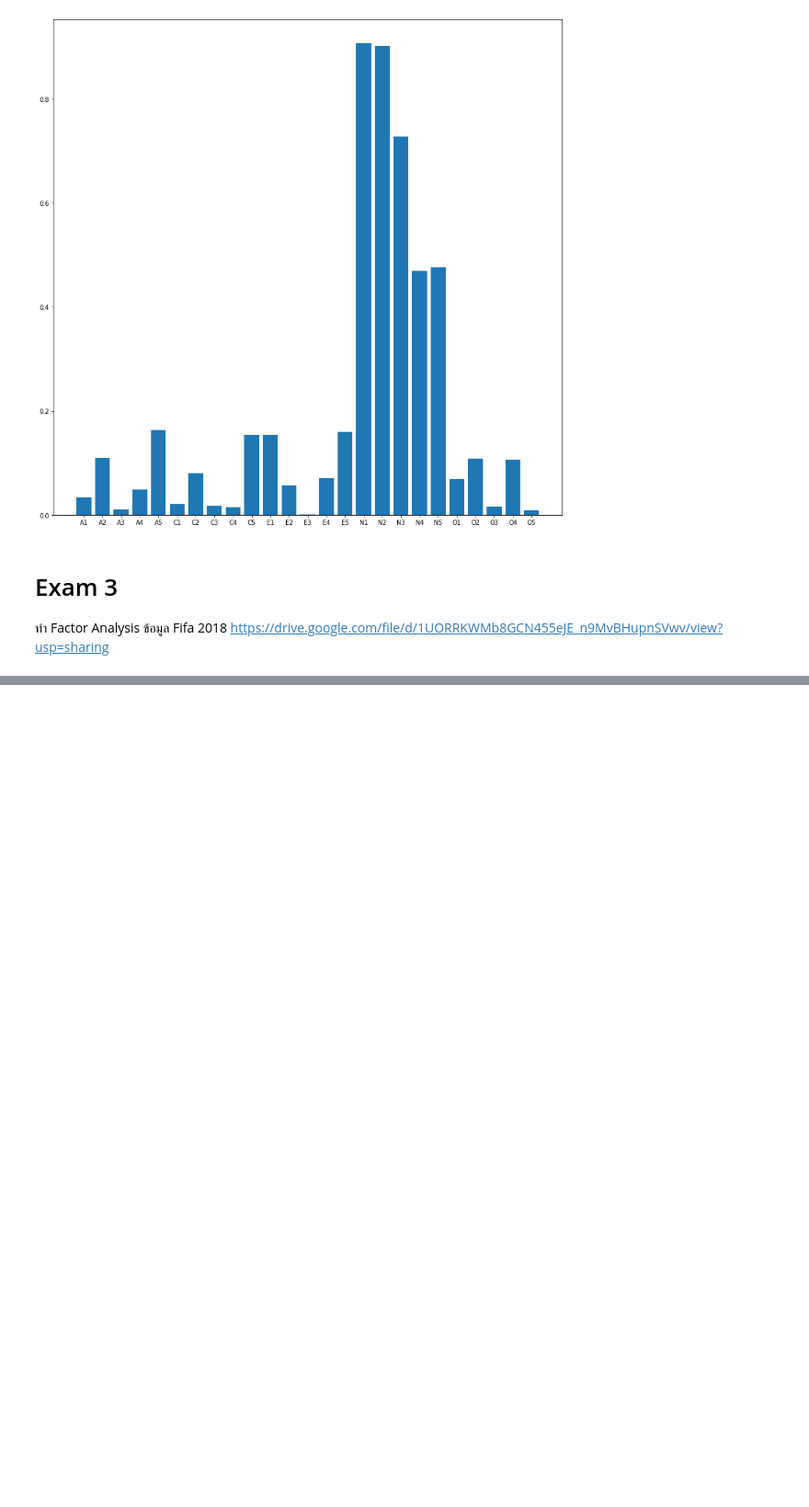
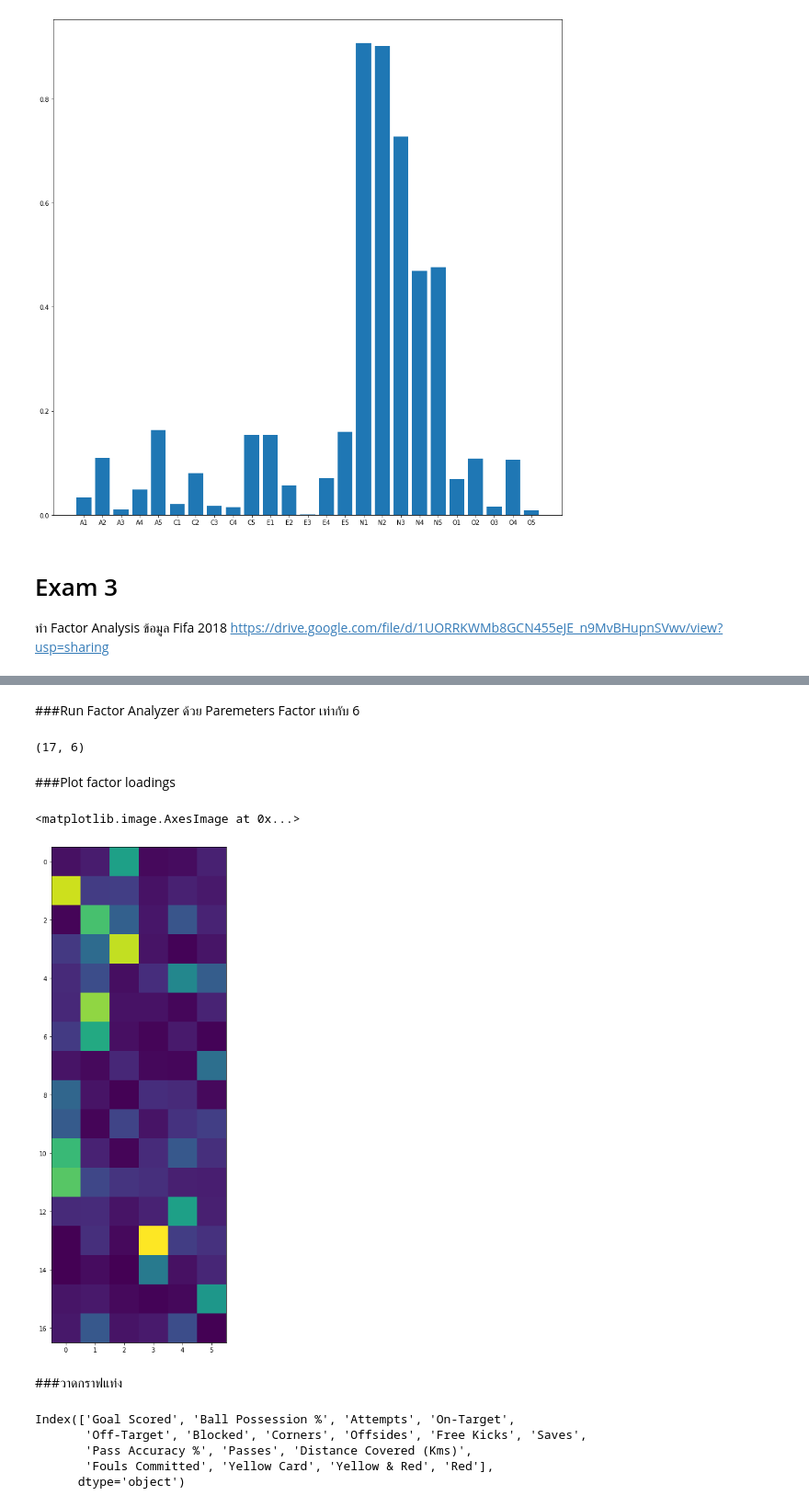
Before and after one commit to ThitiwatJtrsn/multivariate, a Jupyter notebook: Chapter5_Factor_Analysis.ipynb, the cells around one changed output, grey strips where cells are left out. Shown at 92% size. Drawn from its saved outputs; the diff is of its cells as text; code cells hidden in the pictures; blank space fills up the shorter version.

```diff
--- a/Chapter5_Factor_Analysis.ipynb
+++ b/Chapter5_Factor_Analysis.ipynb
@@ -246,0 +249,3 @@ https://drive.google.com/file/d/1UORRKWMb8GCN455eJE_n9MvBHupnSVwv/view?usp=shari
+# %%
+ex_3 = pd.read_csv('FIFA 2018 Statistics.csv')
+ex_3
@@ -246,0 +385,13 @@ https://drive.google.com/file/d/1UORRKWMb8GCN455eJE_n9MvBHupnSVwv/view?usp=shari
+# %% [markdown]
+###Run Factor Analyzer ด้วย Paremeters
+Factor เท่ากับ 6
+# %%
+from factor_analyzer import FactorAnalyzer
+exam_fac2 = FactorAnalyzer(n_factors=6)
+data_exam_fac2 = exam_fac2.fit_transform(ex_3_drop)
+# %%
+exam_fac2.loadings_.shape #เช็คขนาดของข้อมูล
+# %% [output]
+(17, 6)
+# %% [markdown]
+###Plot factor loadings
@@ -246,0 +402,16 @@ https://drive.google.com/file/d/1UORRKWMb8GCN455eJE_n9MvBHupnSVwv/view?usp=shari
+# %%
+matplotlib.rcParams['figure.figsize']=[15,15]
+plt.imshow(np.absolute(exam_fac2.loadings_))
+# %% [output]
+<matplotlib.image.AxesImage at 0x...>
+[figure, added]
+# %% [markdown]
+###วาดกราฟแท่ง
+# %%
+ex_3_drop.columns
+# %% [output]
+Index(['Goal Scored', 'Ball Possession %', 'Attempts', 'On-Target',
+       'Off-Target', 'Blocked', 'Corners', 'Offsides', 'Free Kicks', 'Saves',
+       'Pass Accuracy %', 'Passes', 'Distance Covered (Kms)',
+       'Fouls Committed', 'Yellow Card', 'Yellow & Red', 'Red'],
+      dtype='object')
```
Also changed, not shown: parts of 31 cells of this notebook.
